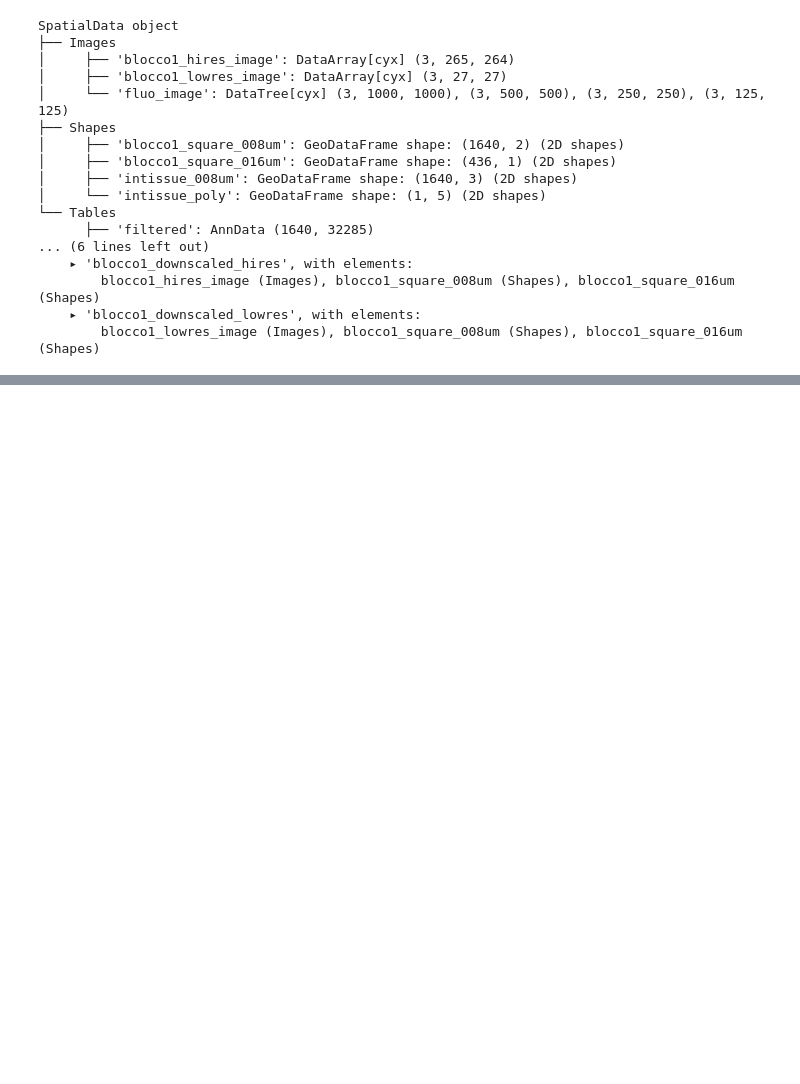
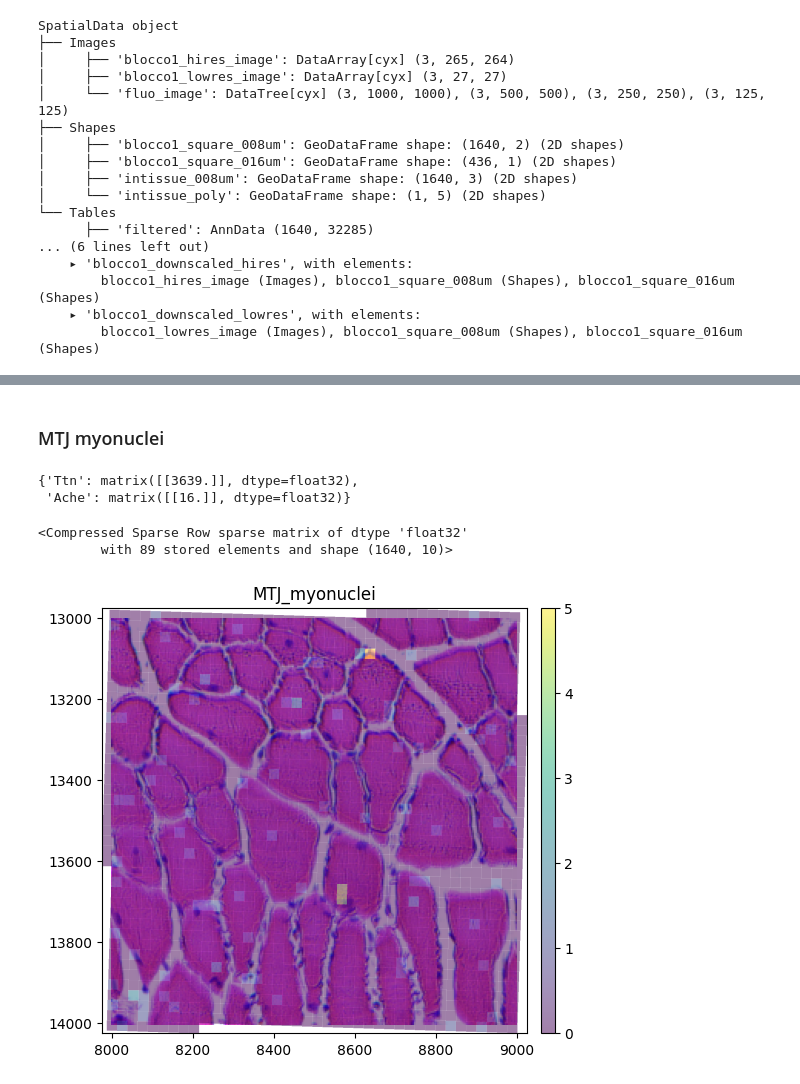
Before and after one commit to Rankstrait/Spatial-Transcriptomic, a Jupyter notebook: notebooks/Nuclei_identification.ipynb, the cells around one changed output, grey strips where cells are left out. Cells and saved outputs as stored; diff of their text form; code cells hidden in the pictures; blank space fills up the shorter version.

```diff
--- a/notebooks/Nuclei_identification.ipynb
+++ b/notebooks/Nuclei_identification.ipynb
@@ -10,6 +12,6 @@ import matplotlib.pyplot as plt
 # %%
 #import the spatial transcriptomic data and create a spatialdata object
-data_path = "data/blocco1_sham"
+data_path = "/home/stefar/Documents/Spatial-Transcriptomic/data/blocco1_sham"
 sdata = sd.read_zarr(data_path)
 sdata
 # %% [output]
@@ -71,0 +79,2 @@ SpatialData object
+# %% [markdown]
+### MTJ myonuclei
@@ -71,0 +92,10 @@ SpatialData object
+# %%
+marker_quantification = {}
+for marker in NMJ_myonuclei:
+    if marker in adata.var_names:
+        marker_quantification[marker] = adata[:, marker].X.sum(axis=0)
+
+marker_quantification
+# %% [output]
+{'Ttn': matrix([[3639.]], dtype=float32),
+ 'Ache': matrix([[16.]], dtype=float32)}
@@ -71,0 +105,16 @@ SpatialData object
+# %%
+adata[:, MTJ_myonuclei].X
+# %% [output]
+<Compressed Sparse Row sparse matrix of dtype 'float32'
+        with 89 stored elements and shape (1640, 10)>
+# %%
+#colored bins cover all the image, so i try to use transparent bins
+sdata_cropped.pl.render_images("blocco1_hires_image") \
+    .pl.render_shapes(
+        "intissue_008um",
+        "MTJ_myonuclei",
+        fill_alpha=0.5,   # Prova un valore molto basso come 0.2 o 0.3
+        outline=True,     # Togliamo il bordo per ora, così non "sporca" l'immagine
+    ).pl.show(coordinate_systems="blocco1", title = "MTJ_myonuclei")
+# %% [output]
+[figure, added]
```
Also changed, not shown: parts of 14 cells of this notebook.
